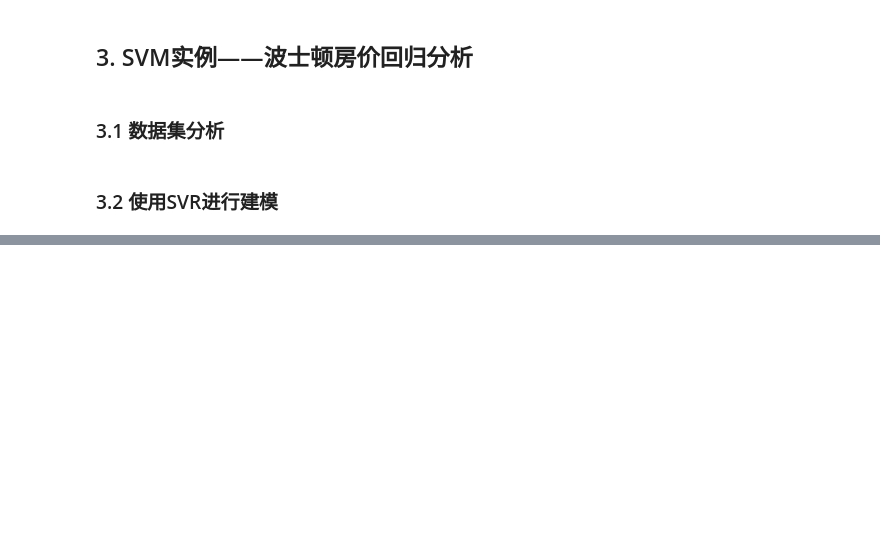
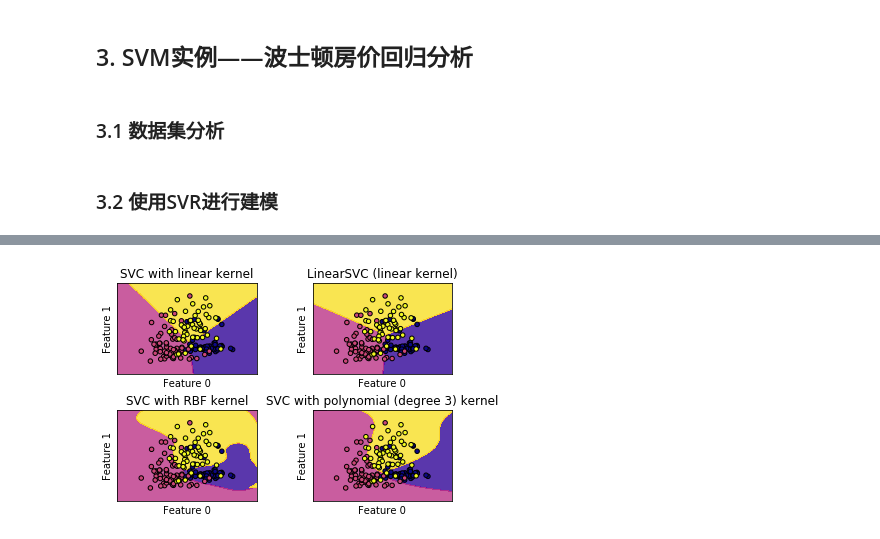
Before and after one commit to ouxinyu/Teaching, a Jupyter notebook: MachineLearning/Notebooks/Ch07-SVM.ipynb, the cells around one changed output, grey strips where cells are left out. Saved outputs shown, nothing was run; the diff lists cells and outputs as text; code cells hidden in the pictures; blank space fills up the shorter version.

```diff
--- a/MachineLearning/Notebooks/Ch07-SVM.ipynb
+++ b/MachineLearning/Notebooks/Ch07-SVM.ipynb
@@ -26,0 +92,59 @@
+# %%
+from sklearn.datasets import load_wine
+def make_meshgrid(x, y, h=.02):
+    x_min, x_max = x.min() - 1, x.max() + 1
+    y_min, y_max = y.min() - 1, y.max() + 1
+    xx, yy = np.meshgrid(np.arange(x_min, x_max, h),
+                         np.arange(y_min, y_max, h))
+    return xx, yy
+
+
+def plot_contours(ax, clf, xx, yy, **params):
+    Z = clf.predict(np.c_[xx.ravel(), yy.ravel()])
+    Z = Z.reshape(xx.shape)
+    out = ax.contourf(xx, yy, Z, **params)
+    return out
+
+
+# 使用酒的数据集
+wine = load_wine()
+# 选取数据集的前两个特征
+X = wine.data[:, :2]
+y = wine.target
+
+
+C = 1.0  # SVM 正则化参数
+models = (svm.SVC(kernel='linear', C=C),
+          svm.LinearSVC(C=C),
+          svm.SVC(kernel='rbf', gamma=0.7, C=C),
+          svm.SVC(kernel='poly', degree=3, C=C))
+models = (clf.fit(X, y) for clf in models)
+
+
+titles = ('SVC with linear kernel',
+          'LinearSVC (linear kernel)',
+          'SVC with RBF kernel',
+          'SVC with polynomial (degree 3) kernel')
+
+
+fig, sub = plt.subplots(2, 2)
+plt.subplots_adjust(wspace=0.4, hspace=0.4)
+
+X0, X1 = X[:, 0], X[:, 1]
+xx, yy = make_meshgrid(X0, X1)
+
+for clf, title, ax in zip(models, titles, sub.flatten()):
+    plot_contours(ax, clf, xx, yy,
+                  cmap=plt.cm.plasma, alpha=0.8)
+    ax.scatter(X0, X1, c=y, cmap=plt.cm.plasma, s=20, edgecolors='k')
+    ax.set_xlim(xx.min(), xx.max())
+    ax.set_ylim(yy.min(), yy.max())
+    ax.set_xlabel('Feature 0')
+    ax.set_ylabel('Feature 1')
+    ax.set_xticks(())
+    ax.set_yticks(())
+    ax.set_title(title)
+
+plt.show()
+# %% [output]
+[figure, added]
```
Also changed, not shown: parts of 13 cells of this notebook, 24 other files.
